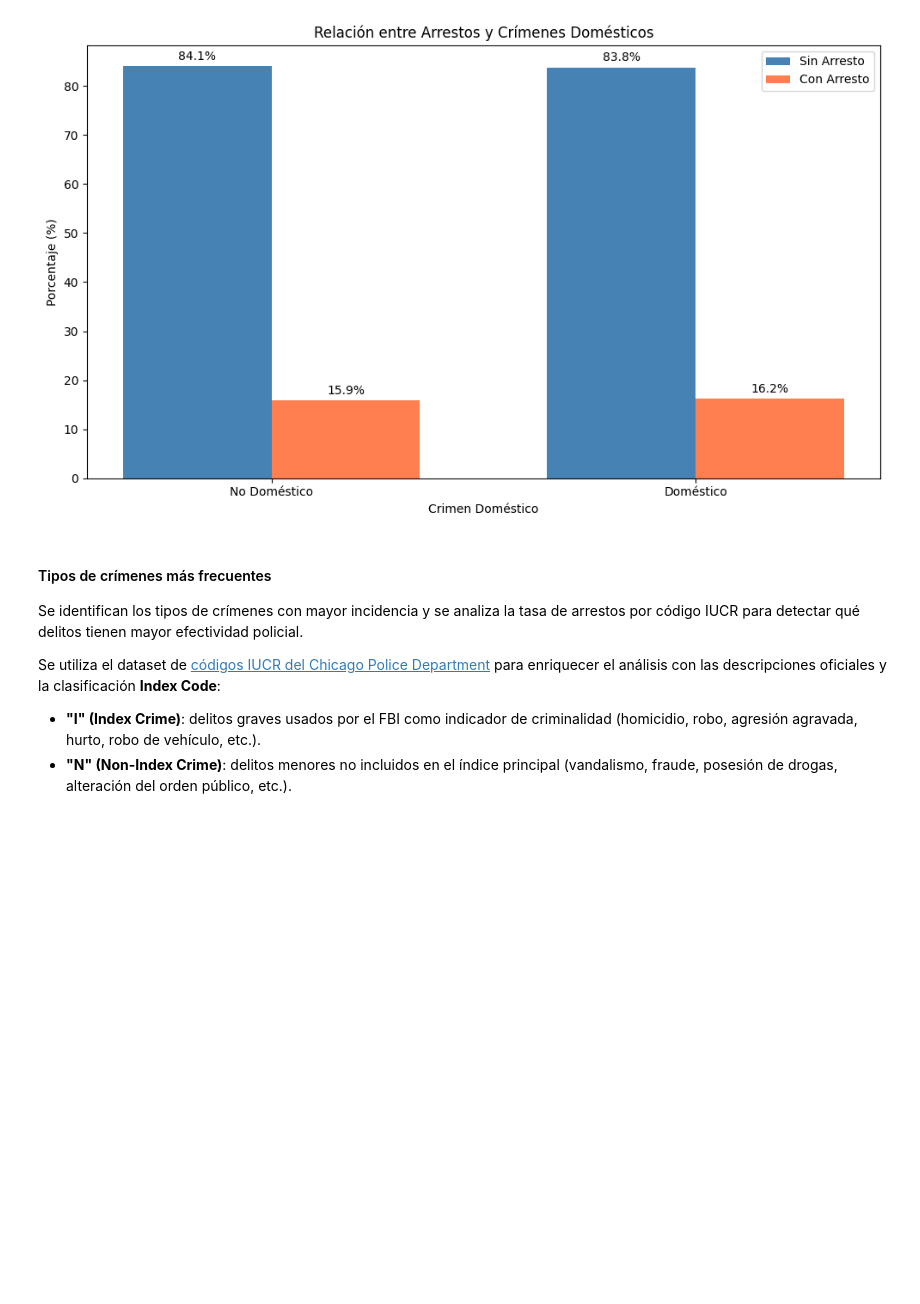
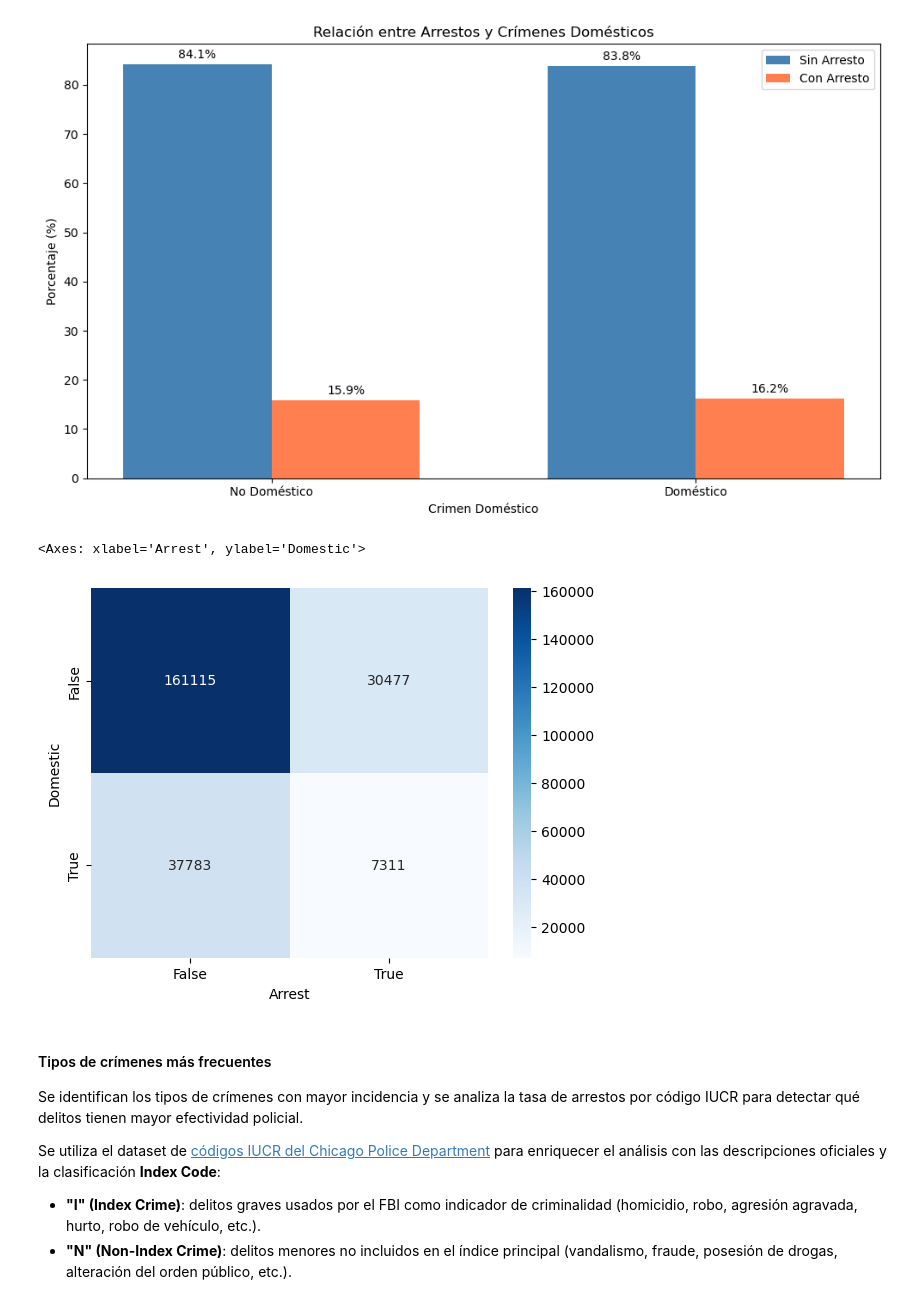
Before and after one commit to francomor/ceia-analisis-de-datos-tp-final, a Jupyter notebook: 1.tp_final_eda_fran.ipynb, the cells around one changed output. Drawn from its saved outputs; the diff is of its cells as text; code cells hidden in the pictures; blank space fills up the shorter version.

```diff
--- a/1.tp_final_eda_fran.ipynb
+++ b/1.tp_final_eda_fran.ipynb
@@ -218,6 +218,13 @@ plt.tight_layout()
 plt.show()
 # %% [output]
 [figure]
+# %%
+ct = pd.crosstab(df_chicago['Domestic'], df_chicago['Arrest'])
+
+sns.heatmap(ct, annot=True, fmt='d', cmap='Blues')
+# %% [output]
+<Axes: xlabel='Arrest', ylabel='Domestic'>
+[figure, added]
 # %% [markdown]
 #### Tipos de crímenes más frecuentes
 Se identifican los tipos de crímenes con mayor incidencia y se analiza la tasa de arrestos por código IUCR para detectar qué delitos tienen mayor efectividad policial.
```
Also changed, not shown: parts of 10 cells of this notebook.
